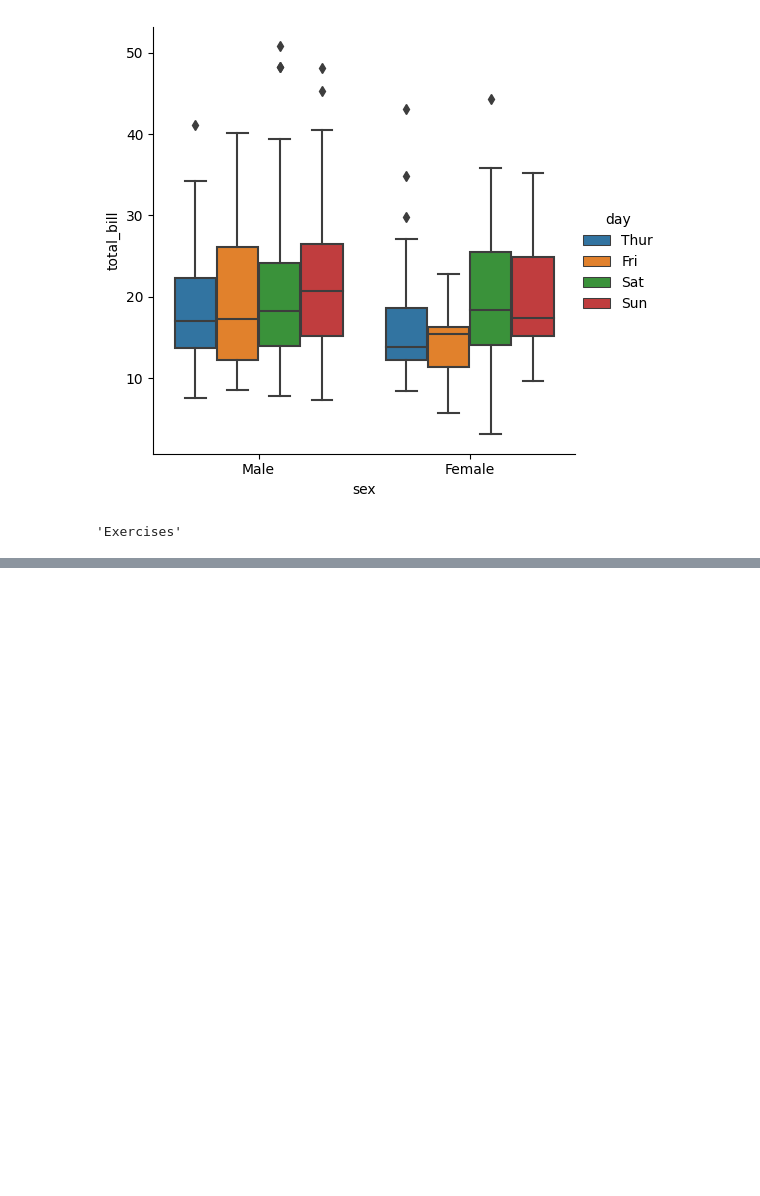
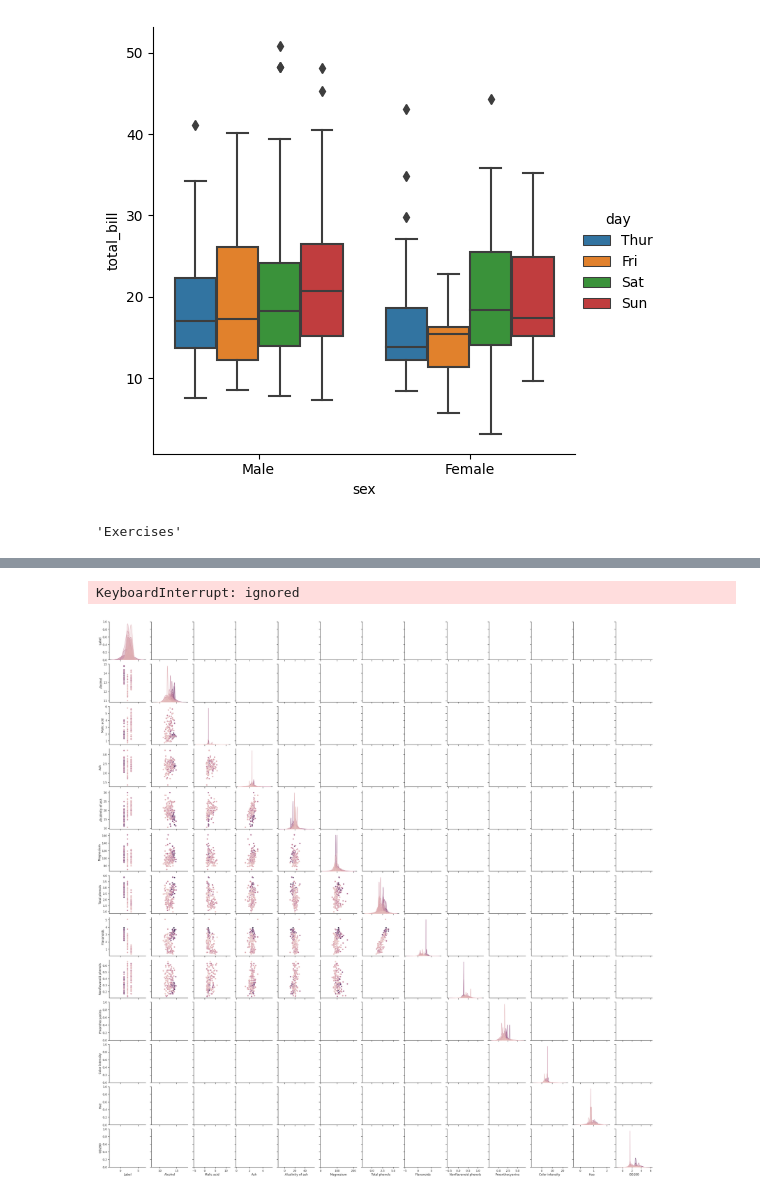
Before and after one commit to kieuoanh2512/TH_KhaiPhaDuLieu, a Jupyter notebook: lab3.ipynb, the cells around one changed output, grey strips where cells are left out. Drawn from its saved outputs; the diff is of its cells as text; code cells hidden in the pictures; blank space fills up the shorter version.

```diff
--- a/lab3.ipynb
+++ b/lab3.ipynb
@@ -279,0 +376,7 @@ sns.catplot(x="sex", y="total_bill", hue="day",data=tips, kind="box")
+# %%
+titanic_dataset = pd.read_csv('/wine.data.csv')
+sns.set_theme(style="ticks")
+sns.pairplot(titanic_dataset, hue='Proline')
+# %% [output]
+KeyboardInterrupt: ignored
+[figure, added]
```
Also changed, not shown: parts of 9 cells of this notebook.
